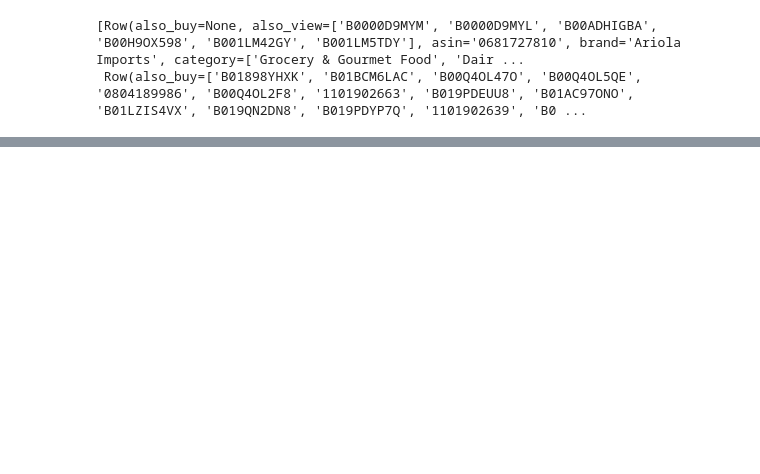
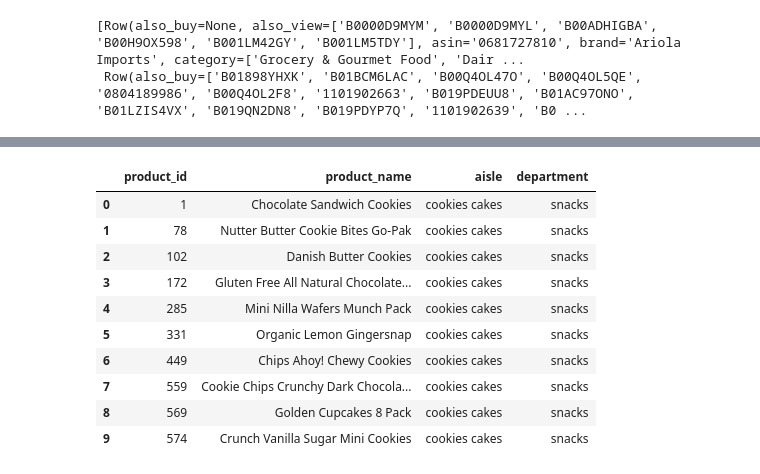
Before and after one commit to auriane81/epfl-ada-ada-2019-project-adax, a Jupyter notebook: project_Auriane.ipynb, the cells around one changed output, grey strips where cells are left out. Saved outputs shown, nothing was run; the diff lists cells and outputs as text; code cells hidden in the pictures; blank space fills up the shorter version.

```diff
--- a/project_Auriane.ipynb
+++ b/project_Auriane.ipynb
@@ -197,0 +222,14 @@ root
+# %%
+products_litteral.head(10)
+# %% [output]
+|  | product_id | product_name | aisle | department |
+| 0 | 1 | Chocolate Sandwich Cookies | cookies cakes | snacks |
+| 1 | 78 | Nutter Butter Cookie Bites Go-Pak | cookies cakes | snacks |
+| 2 | 102 | Danish Butter Cookies | cookies cakes | snacks |
+| 3 | 172 | Gluten Free All Natural Chocolate... | cookies cakes | snacks |
+| 4 | 285 | Mini Nilla Wafers Munch Pack | cookies cakes | snacks |
+| 5 | 331 | Organic Lemon Gingersnap | cookies cakes | snacks |
+| 6 | 449 | Chips Ahoy! Chewy Cookies | cookies cakes | snacks |
+| 7 | 559 | Cookie Chips Crunchy Dark Chocola... | cookies cakes | snacks |
+| 8 | 569 | Golden Cupcakes 8 Pack | cookies cakes | snacks |
+| 9 | 574 | Crunch Vanilla Sugar Mini Cookies | cookies cakes | snacks |
```
Also changed, not shown: parts of 26 cells of this notebook.
